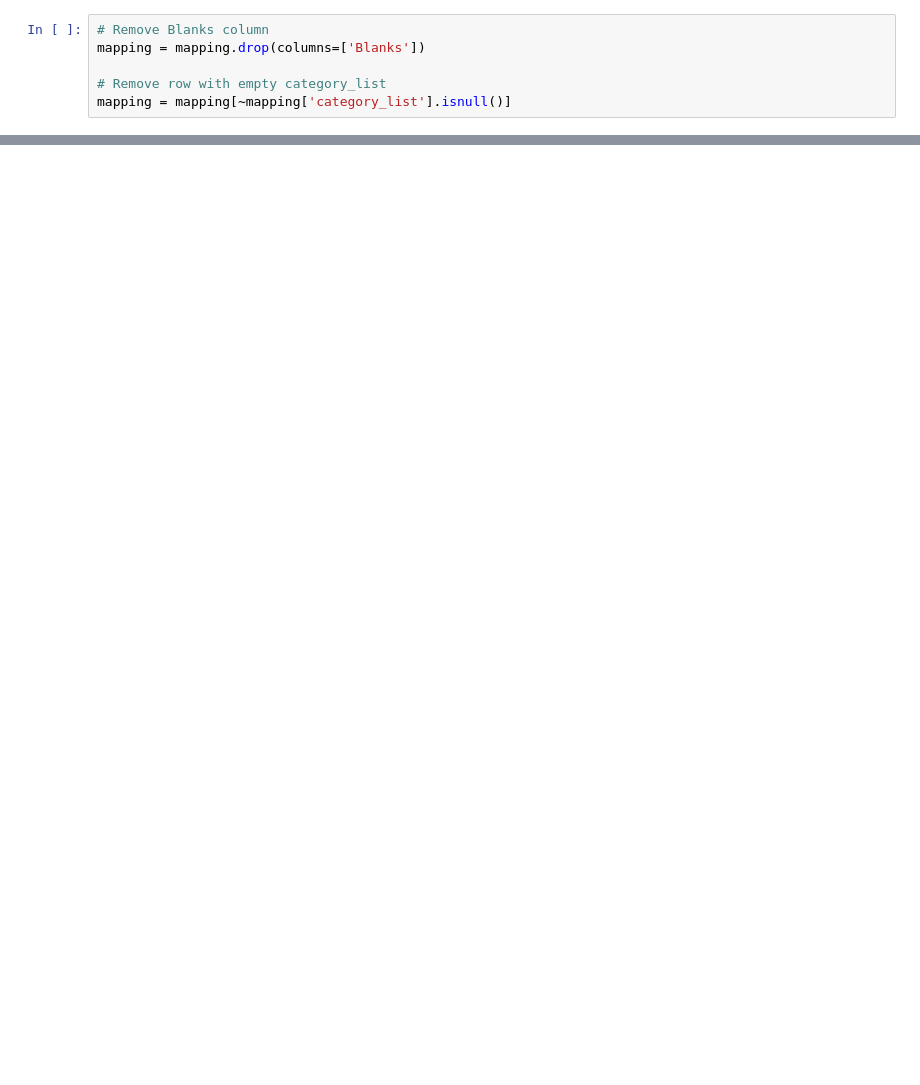
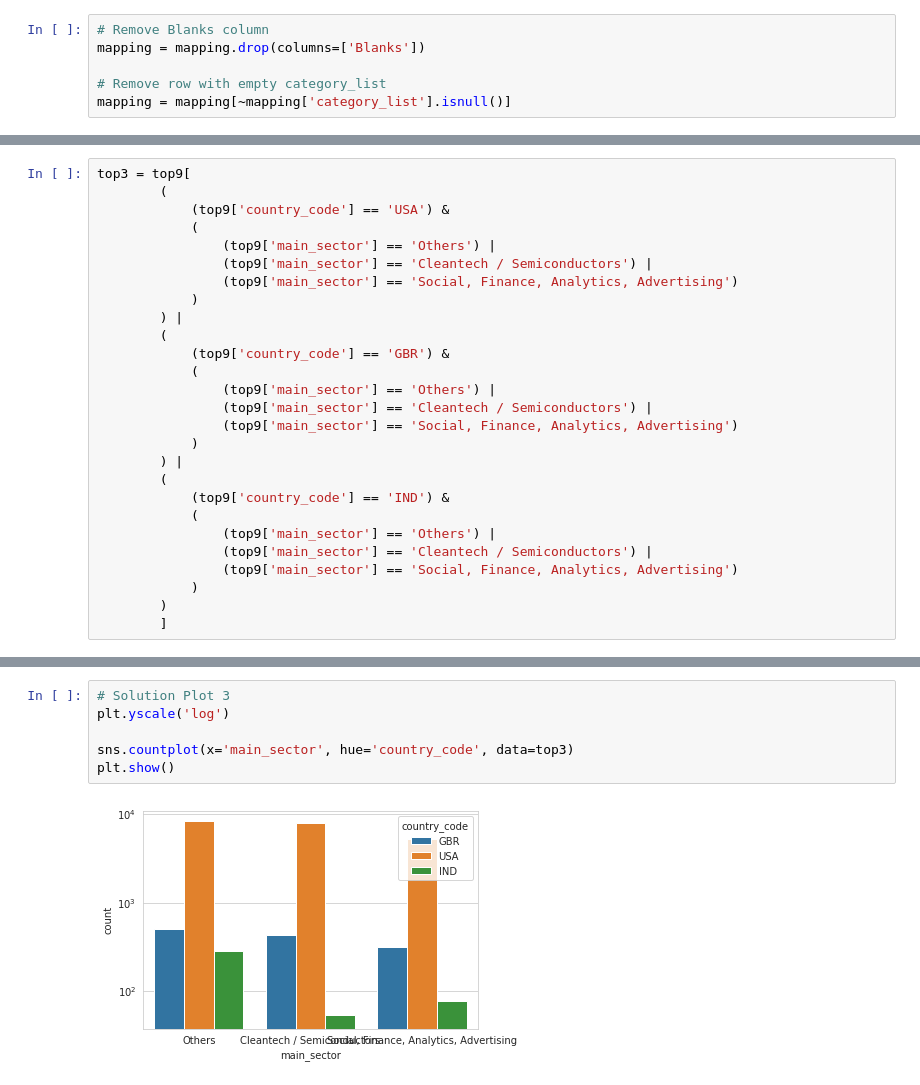
Before and after one commit to Shashi-Bhushan/upgrad-ml, a Jupyter notebook: StatisticsEssential/Module3/StatisticsEssential-Module3.ipynb, the cells around one changed output, grey strips where cells are left out. Cells and saved outputs as stored; diff of their text form; blank space fills up the shorter version.

```diff
--- a/StatisticsEssential/Module3/StatisticsEssential-Module3.ipynb
+++ b/StatisticsEssential/Module3/StatisticsEssential-Module3.ipynb
@@ -388,0 +368,27 @@ b
+# %%
+top3 = top9[
+        (
+            (top9['country_code'] == 'USA') &
+            (
+                (top9['main_sector'] == 'Others') |
+                (top9['main_sector'] == 'Cleantech / Semiconductors') |
+                (top9['main_sector'] == 'Social, Finance, Analytics, Advertising')
+            )
+        ) |
+        (
+            (top9['country_code'] == 'GBR') &
+            (
+                (top9['main_sector'] == 'Others') |
+                (top9['main_sector'] == 'Cleantech / Semiconductors') |
+                (top9['main_sector'] == 'Social, Finance, Analytics, Advertising')
+            )
+        ) |
+        (
+            (top9['country_code'] == 'IND') &
+            (
+                (top9['main_sector'] == 'Others') |
+                (top9['main_sector'] == 'Cleantech / Semiconductors') |
+                (top9['main_sector'] == 'Social, Finance, Analytics, Advertising')
+            )
+        )
+        ]
@@ -388,0 +409,8 @@ b
+# %%
+# Solution Plot 3
+plt.yscale('log')
+
+sns.countplot(x='main_sector', hue='country_code', data=top3)
+plt.show()
+# %% [output]
+[figure, added]
```
Also changed, not shown: parts of 67 cells of this notebook, 2 other files.
